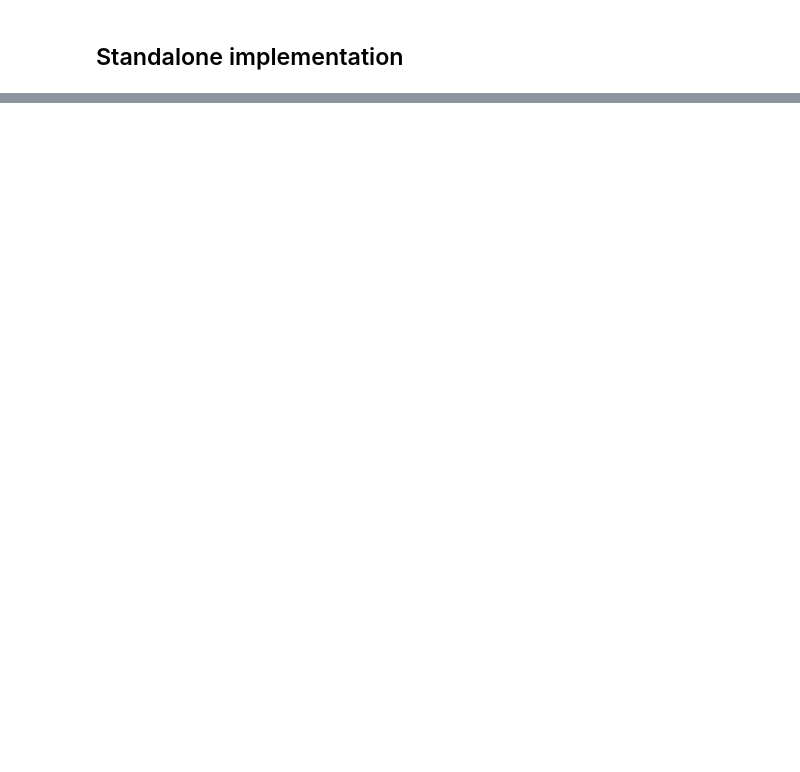
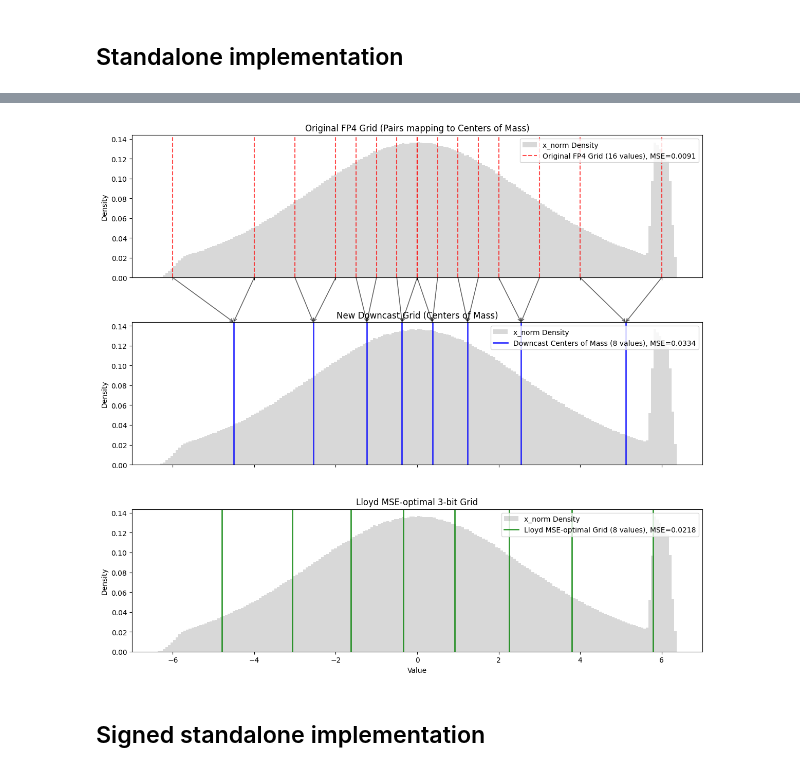
Before and after one commit to IST-DASLab/disaggregated-quantization, a Jupyter notebook: grids.ipynb, the cells around one changed output, grey strips where cells are left out. Saved outputs shown, nothing was run; the diff lists cells and outputs as text; code cells hidden in the pictures; blank space fills up the shorter version.

```diff
--- a/grids.ipynb
+++ b/grids.ipynb
@@ -204,7 +246,7 @@ BEST_FP4_DOWNCAST_GRID = torch.tensor([
 
 
 def round_scales(scales):
-    s_dec = scales.max() / (447.99 * 6.0)
+    s_dec = scales.abs().max() / (447.99 * 6.0)
     s_dec[s_dec == 0] = 1.0
     s_dec_b = scales / 6.0
     s_dec_b_e4m3 = (s_dec_b / s_dec).to(torch.float8_e4m3fn).float()
@@ -248,11 +290,11 @@ def downcast_double_round(x: torch.Tensor) -> (torch.Tensor, torch.Tensor):
 
     return x_fp4.reshape(orig_shape), x_dc3.reshape(orig_shape)
 # %%
-x = torch.randn(2**24)
-x_fp4, x_dc3 = downcast_double_round(x)
+tensor = torch.randn(2**24)
+tensor_fp4, tensor_dc3 = downcast_double_round(tensor)
 
-fp4_err = (x - x_fp4).pow(2).mean() / x.pow(2).mean()
-dc3_err = (x - x_dc3).pow(2).mean() / x.pow(2).mean()
+fp4_err = (tensor - tensor_fp4).pow(2).mean() / x.pow(2).mean()
+dc3_err = (tensor - tensor_dc3).pow(2).mean() / x.pow(2).mean()
 
 print(f"FP4 err: {fp4_err:.4f}")
 print(f"DC3 err: {dc3_err:.4f}")
@@ -261,0 +326,3 @@ DC3 err: 0.0363
+# %%
+BEST_FP4_SIGNED_DOWNCAST = get_best_fp4_downcast(x_norm_signed)
+BEST_FP4_SIGNED_DOWNCAST
@@ -261,0 +347,6 @@ DC3 err: 0.0363
+# %%
+BEST_LLOYD_SIGNED_GRID = lloyd_grid(x_norm_signed)
+x_lloyd_signed = quantize_lloyd(x_norm_signed, scales_signed, BEST_LLOYD_SIGNED_GRID)
+err_lloyd_signed = (x - x_lloyd_signed).pow(2).mean() / x.pow(2).mean()
+print(f"Lloyd 3-bit signed grid: {BEST_LLOYD_SIGNED_GRID}")
+print(f"NVFP4->LUT3 Signed Lloyd err: {err_lloyd_signed:.4f}")
@@ -261,0 +356,61 @@ DC3 err: 0.0363
+# %%
+import matplotlib.pyplot as plt
+from matplotlib.patches import ConnectionPatch
+
+
+# 3. Plotting Setup
+fig, (ax1, ax2, ax3) = plt.subplots(3, 1, figsize=(12, 11), sharex=True)
+x_np = x_norm_signed.flatten().numpy()
+
+# Plot x_norm density on all subplots
+for ax in (ax1, ax2, ax3):
+    ax.hist(x_np, bins=200, density=True, alpha=0.3, color='gray', label='x_norm Density')
+
+max_y2 = ax2.get_ylim()[1]
+
+# 4. Plot Original Grid (Top)
+for i, val in enumerate(FP4_GRID):
+    label = f'Original FP4 Grid (16 values), MSE={err_fp4_signed:.4f}' if i == 0 else ""
+    ax1.axvline(val.item(), color='red', linestyle='--', alpha=0.7, label=label)
+
+# 5. Plot Downcast Centers of Mass (Middle)
+for i, val in enumerate(BEST_FP4_SIGNED_DOWNCAST):
+    label = f'Downcast Centers of Mass (8 values), MSE={err_fp4_signed_downcast:.4f}' if i == 0 else ""
+    ax2.axvline(val.item(), color='blue', linestyle='-', linewidth=2, alpha=0.8, label=label)
+
+# 6. Plot Lloyd MSE-optimal grid (Bottom)
+for i, val in enumerate(BEST_LLOYD_SIGNED_GRID):
+    label = f'Lloyd MSE-optimal Grid (8 values), MSE={err_lloyd_signed:.4f}' if i == 0 else ""
+    ax3.axvline(val.item(), color='green', linestyle='-', linewidth=2, alpha=0.8, label=label)
+
+# 7. Draw Connection Arrows (FP4 pairs -> Centers of Mass)
+for i, val in enumerate(FP4_GRID):
+    com_idx = i >> 1
+    com_val = BEST_FP4_SIGNED_DOWNCAST[com_idx].item()
+
+    # ConnectionPatch maps coordinates across different subplots
+    con = ConnectionPatch(
+        xyA=(val.item(), 0),          # Start at y=0 on ax1 (bottom of top subplot)
+        xyB=(com_val, max_y2),        # End at max_y on ax2 (top of middle subplot)
+        coordsA="data", coordsB="data",
+        axesA=ax1, axesB=ax2,
+        color="black", arrowstyle="->", shrinkB=0, lw=1.2, alpha=0.6
+    )
+    ax1.add_artist(con)
+
+# Formatting
+ax1.set_title("Original FP4 Grid (Pairs mapping to Centers of Mass)")
+ax2.set_title("New Downcast Grid (Centers of Mass)")
+ax3.set_title("Lloyd MSE-optimal 3-bit Grid")
+for ax in (ax1, ax2, ax3):
+    ax.set_ylabel("Density")
+    ax.legend(loc='upper right')
+ax3.set_xlabel("Value")
+ax1.set_xlim(-7, 7)
+
+plt.tight_layout()
+plt.savefig('fp4_signed_downcast_visualization.png', dpi=150)
+# %% [output]
+[figure, added]
+# %% [markdown]
+## Signed standalone implementation
```
Also changed, not shown: parts of 13 cells of this notebook, 2 other files.
